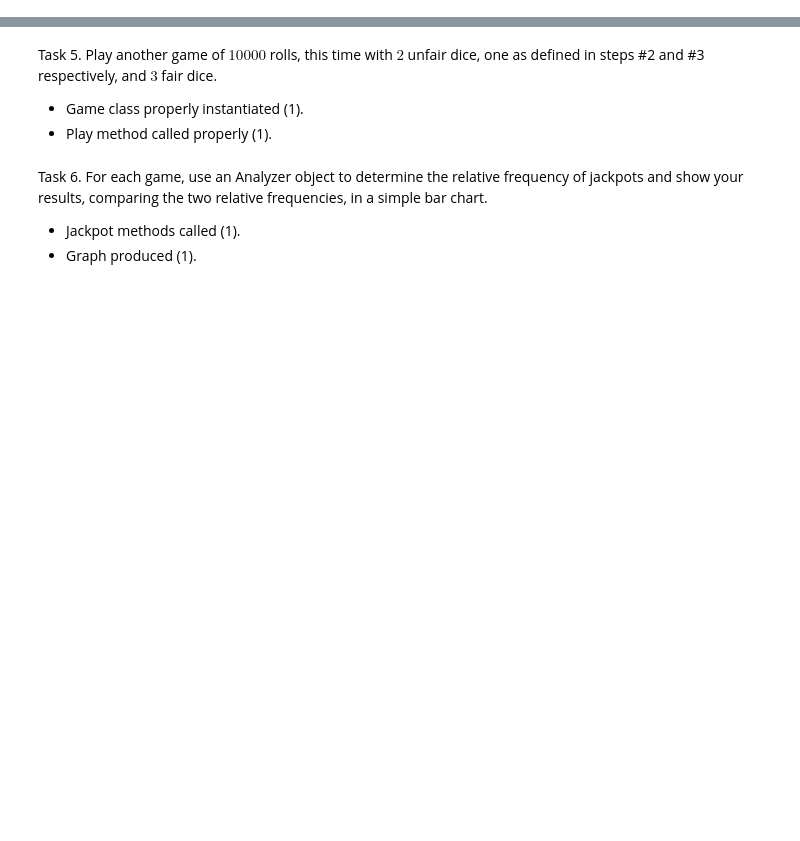
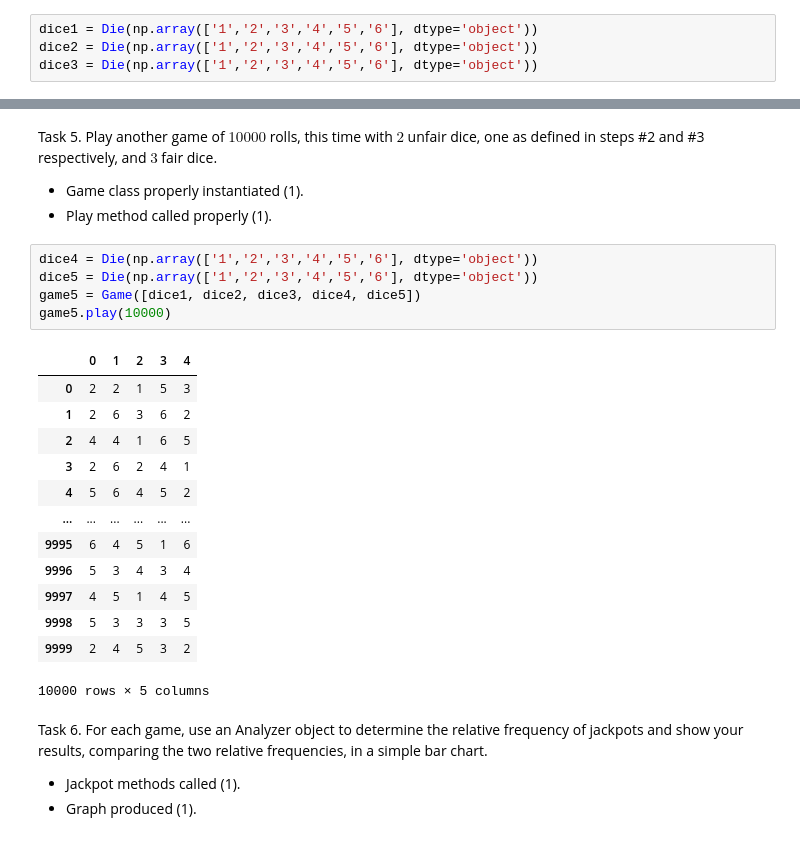
Before and after one commit to Niarfe/DS5100-dpy8wq, a Jupyter notebook: lessons/project/DS51200_FinalProjectTemplate.ipynb, the cells around one changed output, grey strips where cells are left out. Saved outputs shown, nothing was run; the diff lists cells and outputs as text; blank space fills up the shorter version.

```diff
--- a/lessons/project/DS51200_FinalProjectTemplate.ipynb
+++ b/lessons/project/DS51200_FinalProjectTemplate.ipynb
@@ -133,6 +198,10 @@ Task 6. Show your results, comparing the two relative frequencies, in a simple b
 Task 1. Create three dice, each with six sides having the faces 1 through 6.
 
 - Three die objects created (1).
+# %%
+dice1 = Die(np.array(['1','2','3','4','5','6'], dtype='object'))
+dice2 = Die(np.array(['1','2','3','4','5','6'], dtype='object'))
+dice3 = Die(np.array(['1','2','3','4','5','6'], dtype='object'))
 # %% [markdown]
 Task 2. Convert one of the dice to an unfair one by weighting the face $6$ five times more than the other weights (i.e. it has weight of 5 and the others a weight of 1 each).
 
@@ -151,6 +241,25 @@ Task 5. Play another game of $10000$ rolls, this time with $2$ unfair dice, one
 
 - Game class properly instantiated (1).
 - Play method called properly (1).
+# %%
+dice4 = Die(np.array(['1','2','3','4','5','6'], dtype='object'))
+dice5 = Die(np.array(['1','2','3','4','5','6'], dtype='object'))
+game5 = Game([dice1, dice2, dice3, dice4, dice5])
+game5.play(10000)
+# %% [output]
+|  | 0 | 1 | 2 | 3 | 4 |
+| 0 | 2 | 2 | 1 | 5 | 3 |
+| 1 | 2 | 6 | 3 | 6 | 2 |
+| 2 | 4 | 4 | 1 | 6 | 5 |
+| 3 | 2 | 6 | 2 | 4 | 1 |
+| 4 | 5 | 6 | 4 | 5 | 2 |
+| ... | ... | ... | ... | ... | ... |
+| 9995 | 6 | 4 | 5 | 1 | 6 |
+| 9996 | 5 | 3 | 4 | 3 | 4 |
+| 9997 | 4 | 5 | 1 | 4 | 5 |
+| 9998 | 5 | 3 | 3 | 3 | 5 |
+| 9999 | 2 | 4 | 5 | 3 | 2 |
+10000 rows × 5 columns
 # %% [markdown]
 Task 6. For each game, use an Analyzer object to determine the relative frequency of jackpots and show your results, comparing the two relative frequencies, in a simple bar chart.
 
```
Also changed, not shown: parts of 11 cells of this notebook, 3 other files.
